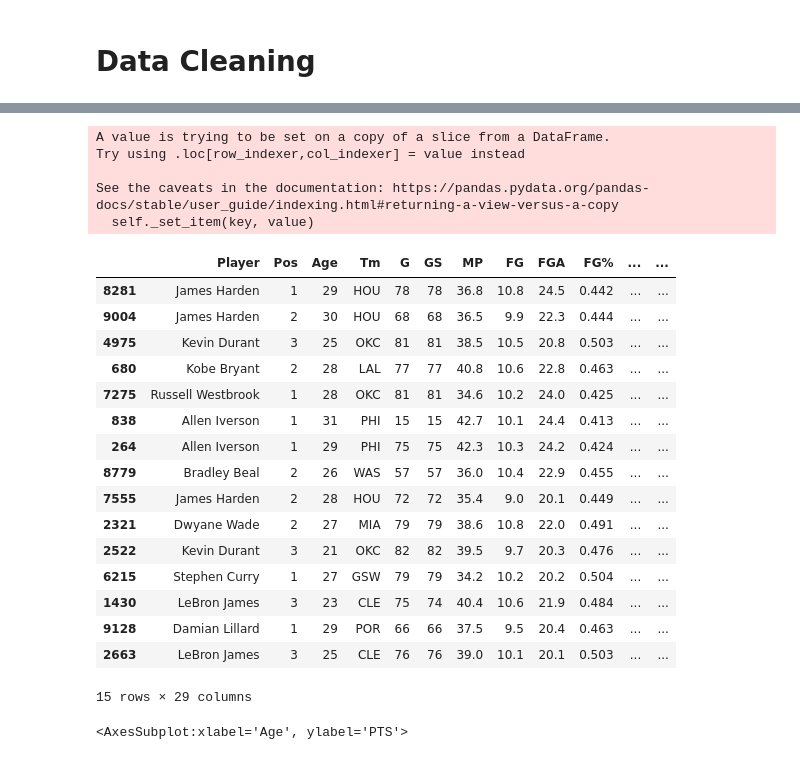
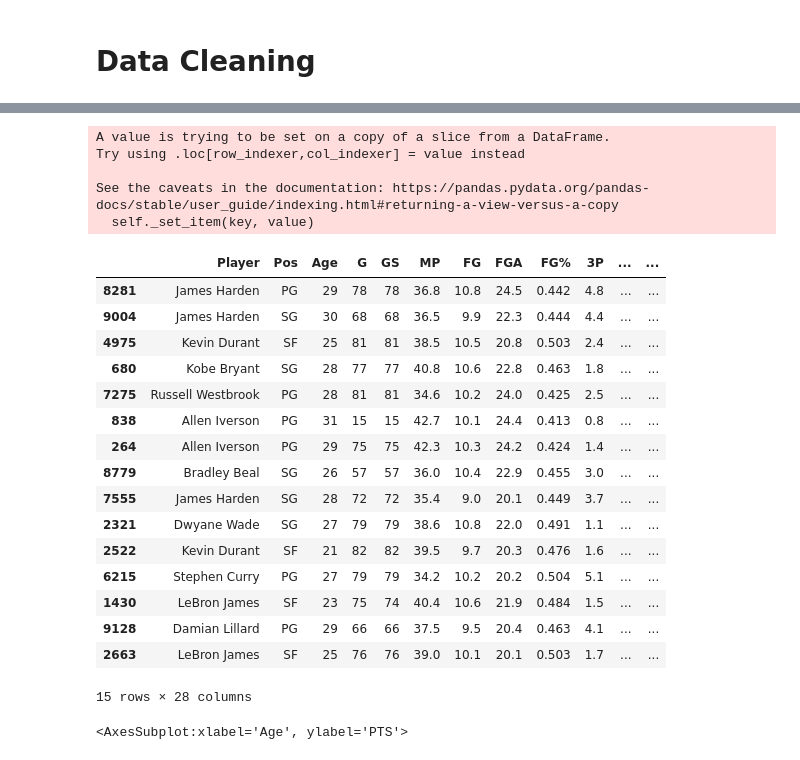
Before and after one commit to avitay18/NBA-Data-Analysis, a Jupyter notebook: nba.ipynb, the cells around one changed output, grey strips where cells are left out. Saved outputs shown, nothing was run; the diff lists cells and outputs as text; code cells hidden in the pictures.

```diff
--- a/nba.ipynb
+++ b/nba.ipynb
@@ -64,13 +50,3 @@ nba_df
 9415 rows × 30 columns
 # %% [markdown]
 # Data Cleaning
-# %%
-nba_df.reset_index(inplace=True)
-del nba_df['index']
-del nba_df['Rk']
-nba_df['Pos']=np.where(nba_df['Pos']=='PG',1,nba_df['Pos'])
-nba_df['Pos']=np.where(nba_df['Pos']=='SG',2,nba_df['Pos'])
-nba_df['Pos']=np.where(nba_df['Pos']=='SF',3,nba_df['Pos'])
-nba_df['Pos']=np.where(nba_df['Pos']=='PF',4,nba_df['Pos'])
-nba_df['Pos']=np.where(nba_df['Pos']=='C',5,nba_df['Pos'])
-nba_df.dropna(axis=0)
@@ -91,37 +73,37 @@ nba_df.dropna(axis=0)
 # %%
 nba_df = nba_df[nba_df.Player != "Player"] ## Remove rows with shitty data
 
-cols = nba_df.columns.drop(['Player','Tm','Pos'])
+cols = nba_df.columns.drop(['Player','Pos'])
 
 nba_df[cols] = nba_df[cols].apply(pd.to_numeric) ## Change cols to numeric
 
 nba_df['Player'] = nba_df['Player'].str.replace('*','',regex=True) ## Remove '*' from player names
 
 
 nba_df.nlargest(15,['PTS'])
 # %% [output]
 A value is trying to be set on a copy of a slice from a DataFrame.
 Try using .loc[row_indexer,col_indexer] = value instead
 
 See the caveats in the documentation: https://pandas.pydata.org/pandas-docs/stable/user_guide/indexing.html#returning-a-view-versus-a-copy
   self._set_item(key, value)
-|  | Player | Pos | Age | Tm | G | GS | MP | FG | FGA | FG% | ... | ... |
-| 8281 | James Harden | 1 | 29 | HOU | 78 | 78 | 36.8 | 10.8 | 24.5 | 0.442 | ... | ... |
-| 9004 | James Harden | 2 | 30 | HOU | 68 | 68 | 36.5 | 9.9 | 22.3 | 0.444 | ... | ... |
-| 4975 | Kevin Durant | 3 | 25 | OKC | 81 | 81 | 38.5 | 10.5 | 20.8 | 0.503 | ... | ... |
-| 680 | Kobe Bryant | 2 | 28 | LAL | 77 | 77 | 40.8 | 10.6 | 22.8 | 0.463 | ... | ... |
-| 7275 | Russell Westbrook | 1 | 28 | OKC | 81 | 81 | 34.6 | 10.2 | 24.0 | 0.425 | ... | ... |
-| 838 | Allen Iverson | 1 | 31 | PHI | 15 | 15 | 42.7 | 10.1 | 24.4 | 0.413 | ... | ... |
-| 264 | Allen Iverson | 1 | 29 | PHI | 75 | 75 | 42.3 | 10.3 | 24.2 | 0.424 | ... | ... |
-| 8779 | Bradley Beal | 2 | 26 | WAS | 57 | 57 | 36.0 | 10.4 | 22.9 | 0.455 | ... | ... |
-| 7555 | James Harden | 2 | 28 | HOU | 72 | 72 | 35.4 | 9.0 | 20.1 | 0.449 | ... | ... |
-| 2321 | Dwyane Wade | 2 | 27 | MIA | 79 | 79 | 38.6 | 10.8 | 22.0 | 0.491 | ... | ... |
-| 2522 | Kevin Durant | 3 | 21 | OKC | 82 | 82 | 39.5 | 9.7 | 20.3 | 0.476 | ... | ... |
-| 6215 | Stephen Curry | 1 | 27 | GSW | 79 | 79 | 34.2 | 10.2 | 20.2 | 0.504 | ... | ... |
-| 1430 | LeBron James | 3 | 23 | CLE | 75 | 74 | 40.4 | 10.6 | 21.9 | 0.484 | ... | ... |
-| 9128 | Damian Lillard | 1 | 29 | POR | 66 | 66 | 37.5 | 9.5 | 20.4 | 0.463 | ... | ... |
-| 2663 | LeBron James | 3 | 25 | CLE | 76 | 76 | 39.0 | 10.1 | 20.1 | 0.503 | ... | ... |
+|  | Player | Pos | Age | G | GS | MP | FG | FGA | FG% | 3P | ... | ... |
+| 8281 | James Harden | PG | 29 | 78 | 78 | 36.8 | 10.8 | 24.5 | 0.442 | 4.8 | ... | ... |
+| 9004 | James Harden | SG | 30 | 68 | 68 | 36.5 | 9.9 | 22.3 | 0.444 | 4.4 | ... | ... |
+| 4975 | Kevin Durant | SF | 25 | 81 | 81 | 38.5 | 10.5 | 20.8 | 0.503 | 2.4 | ... | ... |
+| 680 | Kobe Bryant | SG | 28 | 77 | 77 | 40.8 | 10.6 | 22.8 | 0.463 | 1.8 | ... | ... |
+| 7275 | Russell Westbrook | PG | 28 | 81 | 81 | 34.6 | 10.2 | 24.0 | 0.425 | 2.5 | ... | ... |
+| 838 | Allen Iverson | PG | 31 | 15 | 15 | 42.7 | 10.1 | 24.4 | 0.413 | 0.8 | ... | ... |
+| 264 | Allen Iverson | PG | 29 | 75 | 75 | 42.3 | 10.3 | 24.2 | 0.424 | 1.4 | ... | ... |
+| 8779 | Bradley Beal | SG | 26 | 57 | 57 | 36.0 | 10.4 | 22.9 | 0.455 | 3.0 | ... | ... |
+| 7555 | James Harden | SG | 28 | 72 | 72 | 35.4 | 9.0 | 20.1 | 0.449 | 3.7 | ... | ... |
+| 2321 | Dwyane Wade | SG | 27 | 79 | 79 | 38.6 | 10.8 | 22.0 | 0.491 | 1.1 | ... | ... |
+| 2522 | Kevin Durant | SF | 21 | 82 | 82 | 39.5 | 9.7 | 20.3 | 0.476 | 1.6 | ... | ... |
+| 6215 | Stephen Curry | PG | 27 | 79 | 79 | 34.2 | 10.2 | 20.2 | 0.504 | 5.1 | ... | ... |
+| 1430 | LeBron James | SF | 23 | 75 | 74 | 40.4 | 10.6 | 21.9 | 0.484 | 1.5 | ... | ... |
+| 9128 | Damian Lillard | PG | 29 | 66 | 66 | 37.5 | 9.5 | 20.4 | 0.463 | 4.1 | ... | ... |
+| 2663 | LeBron James | SF | 25 | 76 | 76 | 39.0 | 10.1 | 20.1 | 0.503 | 1.7 | ... | ... |
-15 rows × 29 columns
+15 rows × 28 columns
 # %%
 
 ## AVG of PTS per season, per Age
```
Also changed, not shown: parts of 9 cells of this notebook.
